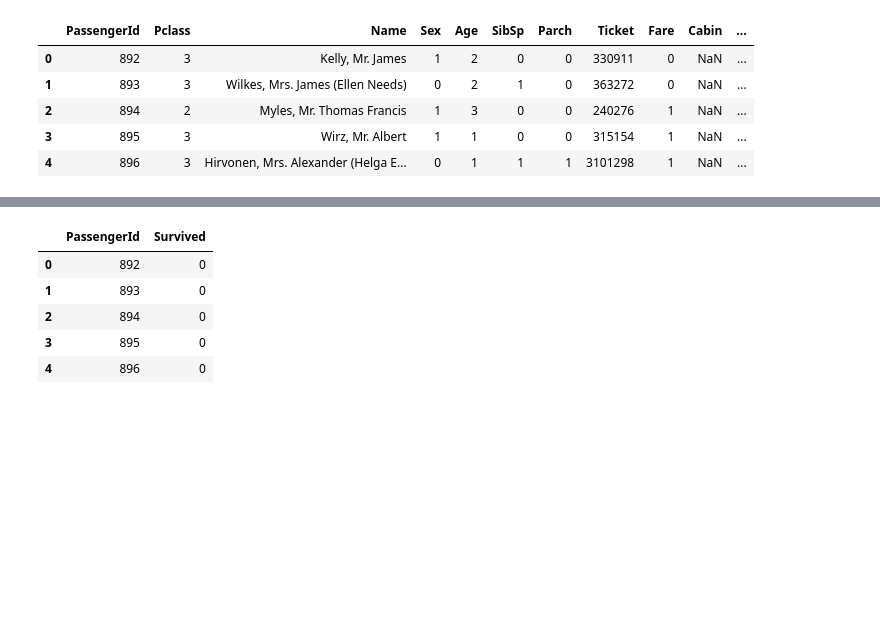
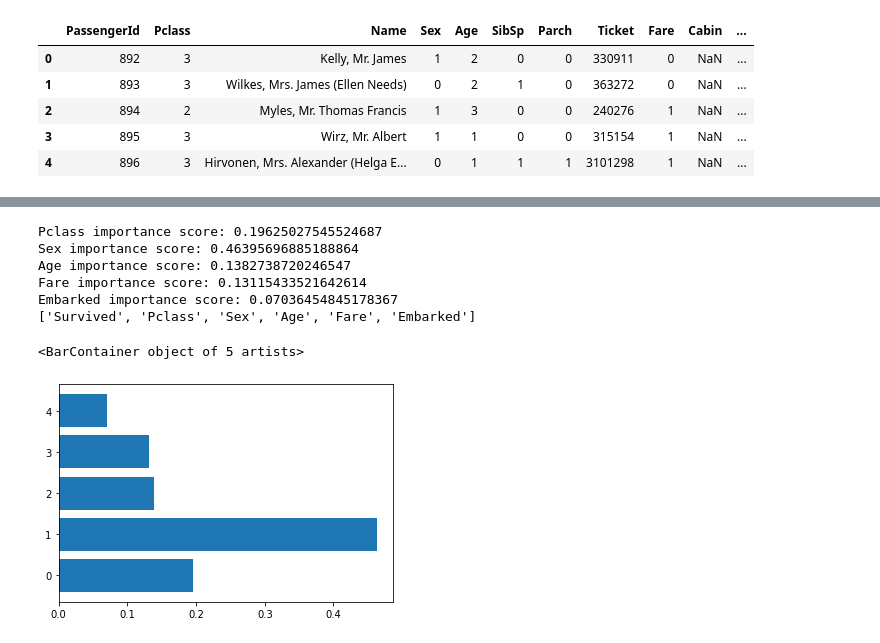
Before and after one commit to GoldinGuy/SinkTheShip, a Jupyter notebook: titanic_ensemble.ipynb, the cells around one changed output, grey strips where cells are left out. Saved outputs shown, nothing was run; the diff lists cells and outputs as text; code cells hidden in the pictures; blank space fills up the shorter version.

```diff
--- a/titanic_ensemble.ipynb
+++ b/titanic_ensemble.ipynb
@@ -103,8 +103,8 @@ for dataset in data:
     dataset['Embarked'] = dataset['Embarked'].map({'S':0, 'C':1, 'Q':2})
 
 # drop undesireables #1-7
-train = train.drop(['PassengerId', 'Name', 'Ticket', 'Cabin', 'SibSp','Parch', 'FamilySize', 'FareImpact', 'AgeImpact'], axis=1)
-test_no_id = test.drop(['PassengerId', 'Name', 'Ticket', 'Cabin', 'SibSp','Parch', 'FamilySize'], axis=1)
+train = train.drop(['PassengerId', 'Name', 'Ticket', 'Cabin', 'SibSp','Parch', 'FamilySize', 'FareImpact', 'AgeImpact', 'Title', 'Loner' ], axis=1) # 'Title', 'Loner'
+test_no_id = test.drop(['PassengerId', 'Name', 'Ticket', 'Cabin', 'SibSp','Parch', 'FamilySize', 'Title', 'Loner'], axis=1)
 
 train.head()
 test.head()
@@ -189,23 +118,19 @@ Kernel = rbf
-# %%
-# fitting SVM into a sea of rough boring firey gamma radiation water with 100% probability
-# best values after a lot of testing
-svc = svm.SVC(C=C, gamma=gamma, kernel=kernel, probability=True)
-svc.fit(X, Y)
-
-# 8ball will my code work?
-prediction = svc.predict(test_no_id)[:, np.newaxis]
-prediction = np.hstack((test['PassengerId'][:, np.newaxis], prediction))
-
-# it is decidely so
-output = pd.DataFrame({'PassengerId':prediction[:, 0], 'Survived':prediction[:, 1]})
-
-output.to_csv('hopefully_this_works_titanic_svm.csv', index=False)
-
-output.head()
-# %% [output]
-|  | PassengerId | Survived |
-| 0 | 892 | 0 |
-| 1 | 893 | 0 |
-| 2 | 894 | 0 |
-| 3 | 895 | 0 |
-| 4 | 896 | 0 |
+# %%
+# find importance
+from sklearn.ensemble import RandomForestClassifier
+from matplotlib import pyplot as plt
+rnd_clf = RandomForestClassifier(n_estimators=500, n_jobs=-1)
+rnd_clf.fit(train.iloc[:, 1:], train.iloc[:, 0])
+for name, score in zip(test_no_id.head(), rnd_clf.feature_importances_):
+  print(f"{name} importance score: {score}")
+print(list(train.columns))
+plt.barh(range(len(rnd_clf.feature_importances_)), rnd_clf.feature_importances_)
+# %% [output]
+Pclass importance score: 0.19625027545524687
+Sex importance score: 0.46395696885188864
+Age importance score: 0.1382738720246547
+Fare importance score: 0.13115433521642614
+Embarked importance score: 0.07036454845178367
+['Survived', 'Pclass', 'Sex', 'Age', 'Fare', 'Embarked']
+<BarContainer object of 5 artists>
+[figure, added]
```
Also changed, not shown: parts of 9 cells of this notebook, 1 other file.
